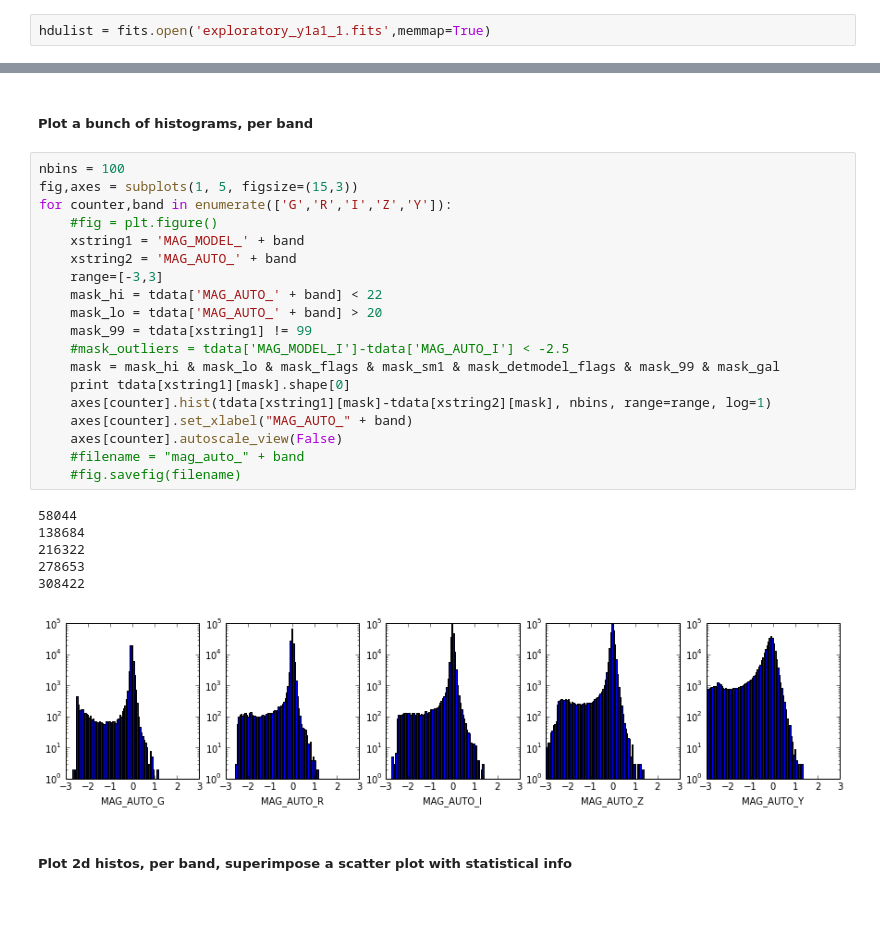
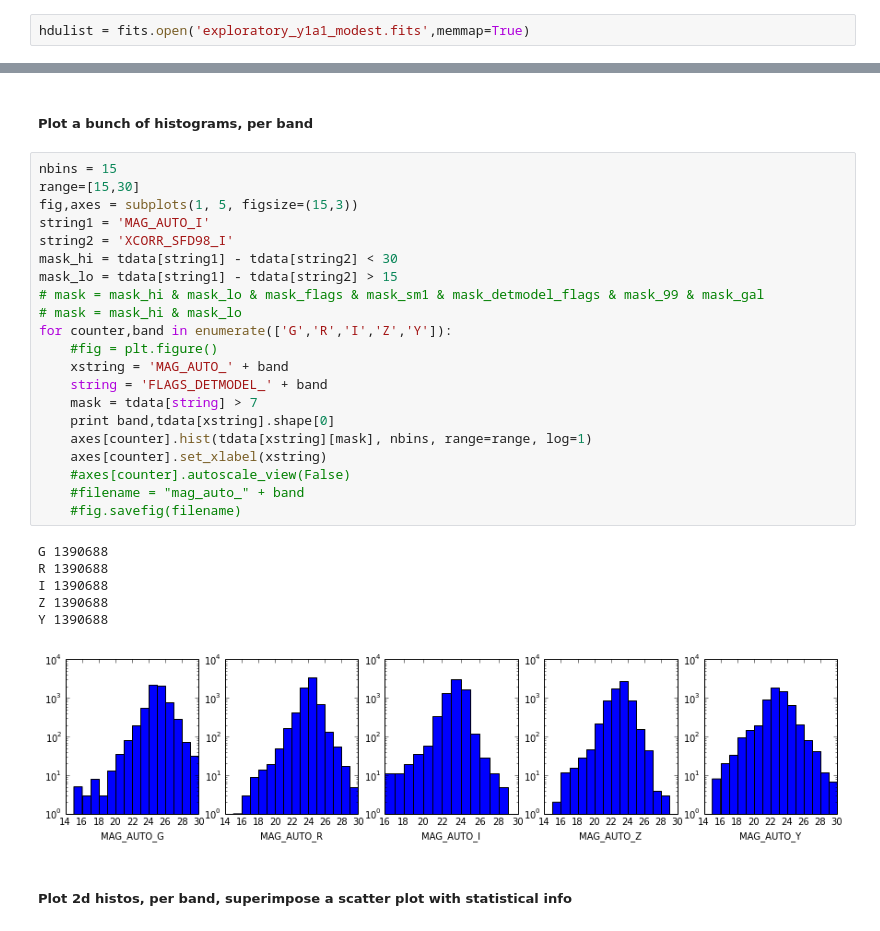
Before and after one commit to nsevilla/exploratory_notebook, a Jupyter notebook: explore_y1a1.ipynb, the cells around one changed output, grey strips where cells are left out. Cells and saved outputs as stored; diff of their text form.

```diff
--- a/explore_y1a1.ipynb
+++ b/explore_y1a1.ipynb
@@ -12,6 +12,6 @@ import matplotlib.pyplot as plt
 # %% [markdown]
 #Open file
 # %%
-hdulist = fits.open('exploratory_y1a1_1.fits',memmap=True)
+hdulist = fits.open('exploratory_y1a1_modest.fits',memmap=True)
 # %%
 print hdulist[1].columns
@@ -92,31 +232,33 @@ h2d_mag_auto_spread_i = plt.hist2d(tdata['MAG_MODEL_I'][mask_global],tdata['B_IM
 # %% [markdown]
 ##### Plot a bunch of histograms, per band
 # %%
-nbins = 100
+nbins = 15
+range=[15,30]
 fig,axes = subplots(1, 5, figsize=(15,3))
+string1 = 'MAG_AUTO_I'
+string2 = 'XCORR_SFD98_I'
+mask_hi = tdata[string1] - tdata[string2] < 30
+mask_lo = tdata[string1] - tdata[string2] > 15
+# mask = mask_hi & mask_lo & mask_flags & mask_sm1 & mask_detmodel_flags & mask_99 & mask_gal
+# mask = mask_hi & mask_lo
 for counter,band in enumerate(['G','R','I','Z','Y']):
     #fig = plt.figure()
-    xstring1 = 'MAG_MODEL_' + band
-    xstring2 = 'MAG_AUTO_' + band
-    range=[-3,3]
-    mask_hi = tdata['MAG_AUTO_' + band] < 22
-    mask_lo = tdata['MAG_AUTO_' + band] > 20
-    mask_99 = tdata[xstring1] != 99
-    #mask_outliers = tdata['MAG_MODEL_I']-tdata['MAG_AUTO_I'] < -2.5
-    mask = mask_hi & mask_lo & mask_flags & mask_sm1 & mask_detmodel_flags & mask_99 & mask_gal
-    print tdata[xstring1][mask].shape[0]
-    axes[counter].hist(tdata[xstring1][mask]-tdata[xstring2][mask], nbins, range=range, log=1)
-    axes[counter].set_xlabel("MAG_AUTO_" + band)
-    axes[counter].autoscale_view(False)
+    xstring = 'MAG_AUTO_' + band
+    string = 'FLAGS_DETMODEL_' + band
+    mask = tdata[string] > 7
+    print band,tdata[xstring].shape[0]
+    axes[counter].hist(tdata[xstring][mask], nbins, range=range, log=1)
+    axes[counter].set_xlabel(xstring)
+    #axes[counter].autoscale_view(False)
     #filename = "mag_auto_" + band
     #fig.savefig(filename)
 # %% [output]
-58044
-138684
-216322
-278653
-308422
+G 1390688
+R 1390688
+I 1390688
+Z 1390688
+Y 1390688
-[figure, old version]
+[figure, new version]
 # %% [markdown]
 ##### Plot 2d histos, per band, superimpose a scatter plot with statistical info
 # %%
```
Also changed, not shown: parts of 12 cells of this notebook.
